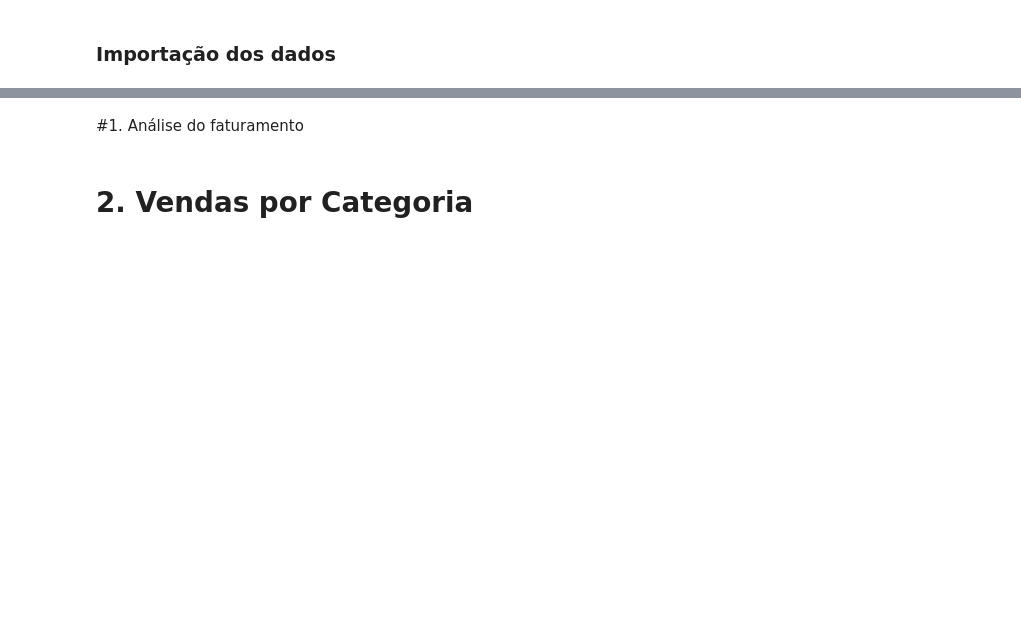
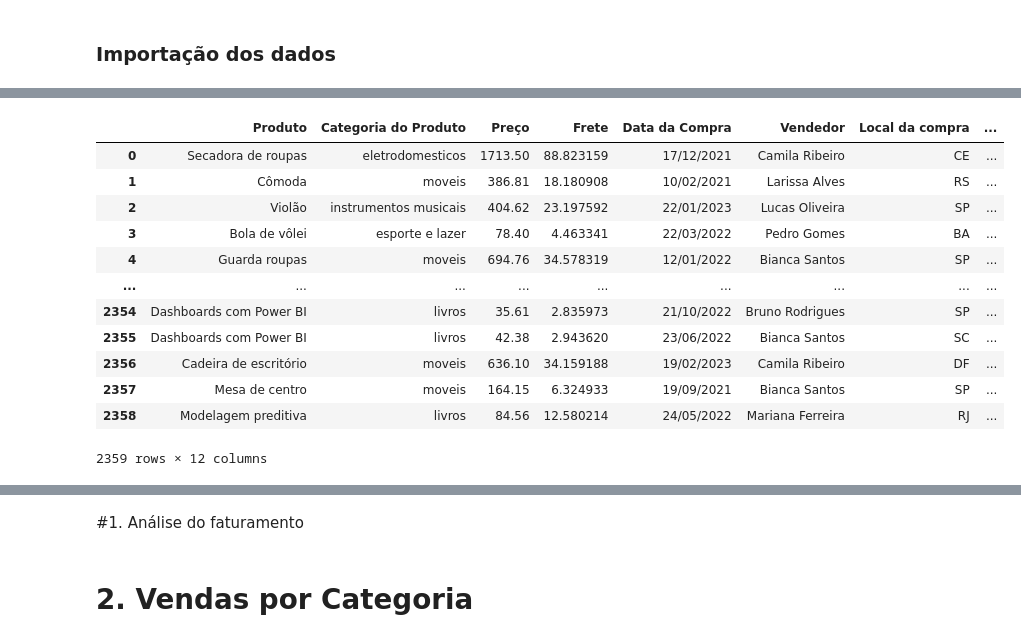
Before and after one commit to carlos-000-carlos/Challenge_1_Alura_Store_Carlos_Cabral, a Jupyter notebook: AluraStoreBr.ipynb, the cells around one changed output, grey strips where cells are left out. Drawn from its saved outputs; the diff is of its cells as text; code cells hidden in the pictures; blank space fills up the shorter version.

```diff
--- a/AluraStoreBr.ipynb
+++ b/AluraStoreBr.ipynb
@@ -22,0 +42,18 @@ loja = pd.re
+# %%
+url3 = "https://raw.githubusercontent.com/alura-es-cursos/challenge1-data-science/refs/heads/main/base-de-dados-challenge-1/loja_3.csv"
+loja3 = pd.read_csv(url3)
+loja3
+# %% [output]
+|  | Produto | Categoria do Produto | Preço | Frete | Data da Compra | Vendedor | Local da compra | ... |
+| 0 | Secadora de roupas | eletrodomesticos | 1713.50 | 88.823159 | 17/12/2021 | Camila Ribeiro | CE | ... |
+| 1 | Cômoda | moveis | 386.81 | 18.180908 | 10/02/2021 | Larissa Alves | RS | ... |
+| 2 | Violão | instrumentos musicais | 404.62 | 23.197592 | 22/01/2023 | Lucas Oliveira | SP | ... |
+| 3 | Bola de vôlei | esporte e lazer | 78.40 | 4.463341 | 22/03/2022 | Pedro Gomes | BA | ... |
+| 4 | Guarda roupas | moveis | 694.76 | 34.578319 | 12/01/2022 | Bianca Santos | SP | ... |
+| ... | ... | ... | ... | ... | ... | ... | ... | ... |
+| 2354 | Dashboards com Power BI | livros | 35.61 | 2.835973 | 21/10/2022 | Bruno Rodrigues | SP | ... |
+| 2355 | Dashboards com Power BI | livros | 42.38 | 2.943620 | 23/06/2022 | Bianca Santos | SC | ... |
+| 2356 | Cadeira de escritório | moveis | 636.10 | 34.159188 | 19/02/2023 | Camila Ribeiro | DF | ... |
+| 2357 | Mesa de centro | moveis | 164.15 | 6.324933 | 19/09/2021 | Bianca Santos | SP | ... |
+| 2358 | Modelagem preditiva | livros | 84.56 | 12.580214 | 24/05/2022 | Mariana Ferreira | RJ | ... |
+2359 rows × 12 columns
```
Also changed, not shown: parts of 4 cells of this notebook.
